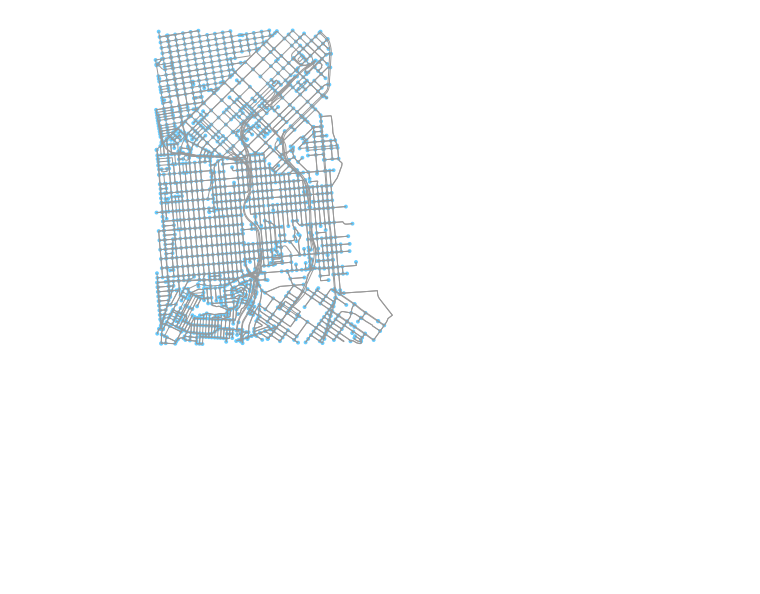
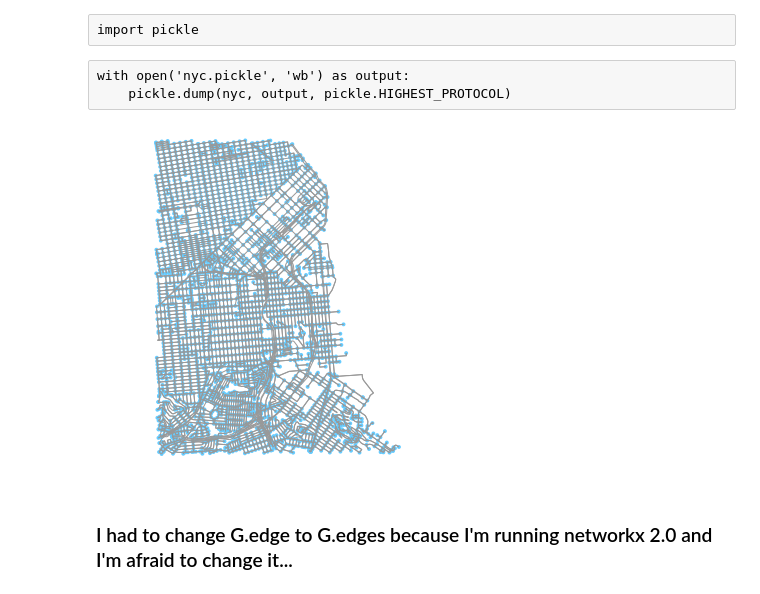
Before and after one commit to octavisemonin/motorshed, a Jupyter notebook: try_osmnx.ipynb, the cells around one changed output. Saved outputs shown, nothing was run; the diff lists cells and outputs as text; code cells hidden in the pictures; blank space fills up the shorter version.

```diff
--- a/try_osmnx.ipynb
+++ b/try_osmnx.ipynb
@@ -16,5 +83,5 @@ ox.config(log_file=True, log_console=True, use_cache=True)
 # %%
-# G3, origin_point = ox.graph_from_address('42 Wolf Rd, Lebanon, New Hampshire', distance=3000, network_type='drive', return_coords=True)
-# center_node = ox.get_nearest_node(G3, origin_point)
-# G3 = ox.project_graph(G3)
-# fig, ax = ox.plot_graph(G3)
+tavi, origin_point = ox.graph_from_address('601 Minnesota Street, San Francisco, California', distance=4000, network_type='drive', return_coords=True)
+center_node_tavi = ox.get_nearest_node(tavi, origin_point)
+tavi = ox.project_graph(tavi)
+# fig, ax = ox.plot_graph(tavi)
@@ -23,7 +87,0 @@ ox.config(log_file=True, log_console=True, use_cache=True)
-# %%
-G3, origin_point = ox.graph_from_address('601 Minnesota Street, San Francisco, California', distance=3000, network_type='drive', return_coords=True)
-center_node = ox.get_nearest_node(G3, origin_point)
-G3 = ox.project_graph(G3)
-fig, ax = ox.plot_graph(G3)
-# %% [output]
-[figure, removed]
@@ -39,11 +92,19 @@ fig, ax = ox.plot_graph(G3)
+# %% [raw]
+import pickle
+# %% [raw]
+with open('nyc.pickle', 'wb') as output:
+    pickle.dump(nyc, output, pickle.HIGHEST_PROTOCOL)
 # %%
 # RERUN FROM HERE to not hammer API
-G = G3.copy()
+G = tavi.copy()
+center_node = center_node_tavi
 # gdf_nodes = ox.graph_to_gdfs(G0, edges=False)
 # x, y = gdf_nodes['geometry'].unary_union.centroid.xy
 # center_node = ox.get_nearest_node(G0, (y[0], x[0]))
 # center_node
 # G = ox.project_graph(G0).copy()
 # G = G0.copy()
-# fig, ax = ox.plot_graph(G)
+fig, ax = ox.plot_graph(G)
+# %% [output]
+[figure, added]
 # %%
@@ -96,0 +155,2 @@ for n, data in G.nodes(data=True):
+# %% [markdown]
+### I had to change G.edge to G.edges because I'm running networkx 2.0 and I'm afraid to change it...
```
Also changed, not shown: parts of 40 cells of this notebook, 15 other files.
